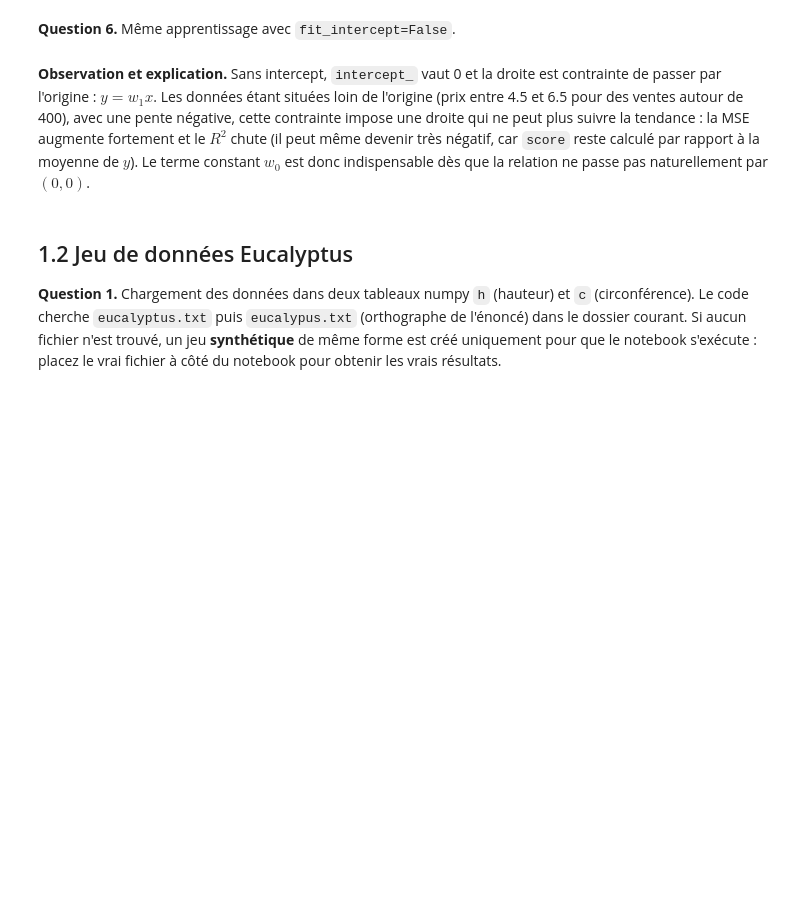
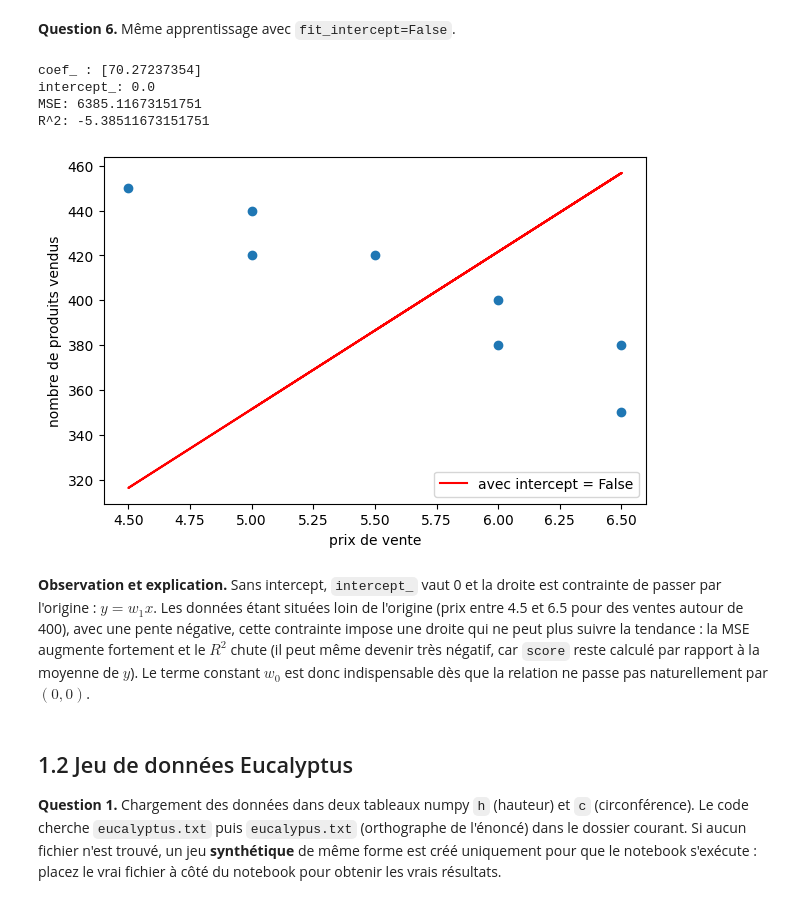
Before and after one commit to soniaferjani/portfolio-sbf, a Jupyter notebook: regression-lineaire-moindre-carres/regression-lineaire-moindre-carres.ipynb, the cells around one changed output. Saved outputs shown, nothing was run; the diff lists cells and outputs as text; code cells hidden in the pictures; blank space fills up the shorter version.

```diff
--- a/regression-lineaire-moindre-carres/regression-lineaire-moindre-carres.ipynb
+++ b/regression-lineaire-moindre-carres/regression-lineaire-moindre-carres.ipynb
@@ -71,22 +79,27 @@ plt.show()
 # %% [markdown]
 **Question 6.** Même apprentissage avec `fit_intercept=False`.
 # %%
-reg0 = LinearRegression(fit_intercept=False)
-reg0.fit(X, y)
+rl = LinearRegression(fit_intercept=False)
+rl.fit(X, y)
+y_pred = rl.predict(X)
 
-print('coef_      :', reg0.coef_)
-print('intercept_ :', reg0.intercept_)
-print('MSE        :', mean_squared_error(y, reg0.predict(X)))
-print('R^2        :', reg0.score(X, y))
+print('coef_ :', rl.coef_)
+print('intercept_:', rl.intercept_)
+print('MSE:', mean_squared_error(y, rl.predict(X)))
+print('R^2:', rl.score(X, y))
 
-plt.scatter(x, y, label='données')
-plt.plot(xs, reg.coef_[0] * xs + reg.intercept_, 'r', label='avec intercept')
-plt.plot(xs, reg0.coef_[0] * xs, 'g--', label='sans intercept')
-plt.xlim(0, x.max() + 0.5)
+plt.scatter(x, y)
+plt.plot(x, y_pred, 'r', label='avec intercept = False')
 plt.xlabel('prix de vente')
 plt.ylabel('nombre de produits vendus')
 plt.legend()
 plt.show()
+# %% [output]
+coef_ : [70.27237354]
+intercept_: 0.0
+MSE: 6385.11673151751
+R^2: -5.38511673151751
+[figure, added]
 # %% [markdown]
 **Observation et explication.** Sans intercept, `intercept_` vaut 0 et la droite est contrainte de passer par l'origine : $y = w_1 x$.
 Les données étant situées loin de l'origine (prix entre 4.5 et 6.5 pour des ventes autour de 400), avec une pente négative, cette contrainte impose une droite qui ne peut plus suivre la tendance : la MSE augmente fortement et le $R^2$ chute (il peut même devenir très négatif, car `score` reste calculé par rapport à la moyenne de $y$).
```
Also changed, not shown: parts of 20 cells of this notebook.
